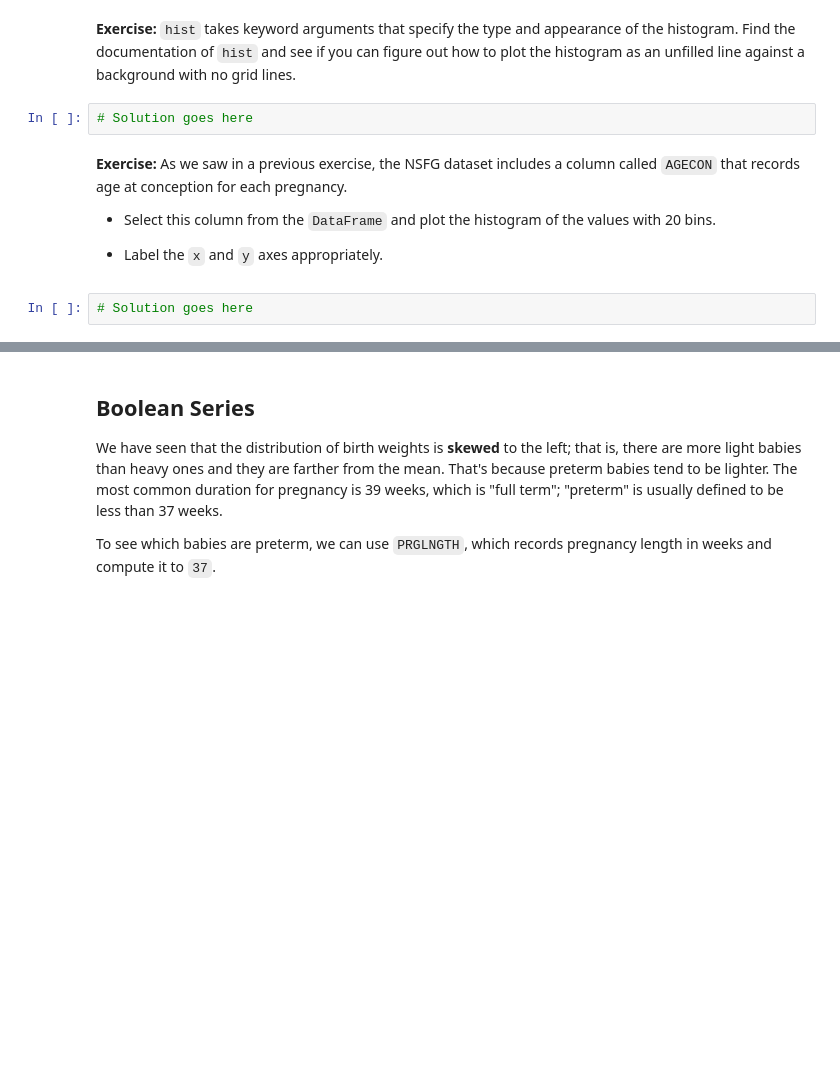
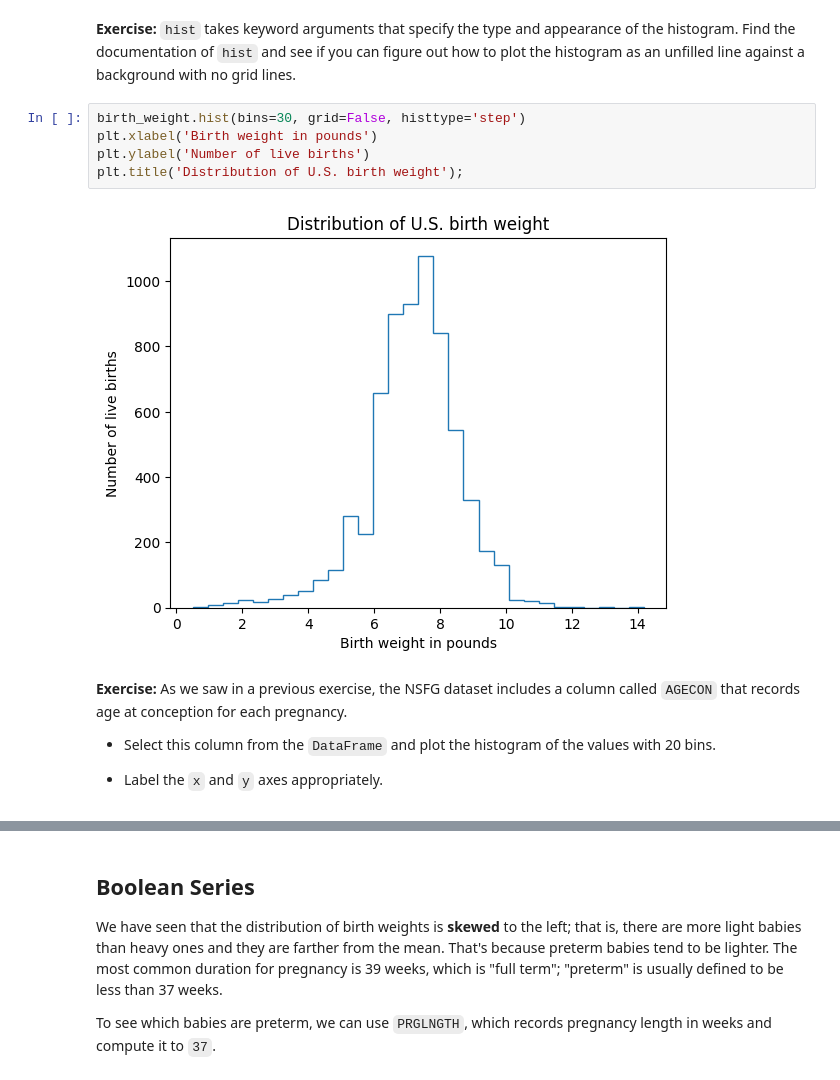
Before and after one commit to csommerl/ElementsOfDataScience, a Jupyter notebook: 07_dataframes.ipynb, the cells around one changed output, grey strips where cells are left out. Cells and saved outputs as stored; diff of their text form; blank space fills up the shorter version.

```diff
--- a/07_dataframes.ipynb
+++ b/07_dataframes.ipynb
@@ -488,13 +506,16 @@ The distribution looks a little like a bell curve, but the tail is longer on the
 That makes sense, because the distribution includes some babies that were born preterm.
 # %% [markdown]
 **Exercise:** `hist` takes keyword arguments that specify the type and appearance of the histogram.  Find the documentation of `hist` and see if you can figure out how to plot the histogram as an unfilled line against a background with no grid lines.
-# %%
-# Solution goes here
+# %%
+birth_weight.hist(bins=30, grid=False, histtype='step')
+plt.xlabel('Birth weight in pounds')
+plt.ylabel('Number of live births')
+plt.title('Distribution of U.S. birth weight');
+# %% [output]
+[figure, added]
 # %% [markdown]
 **Exercise:** As we saw in a previous exercise, the NSFG dataset includes a column called `AGECON` that records age at conception for each pregnancy.
 
 - Select this column from the `DataFrame` and plot the histogram of the values with 20 bins.
 
 - Label the `x` and `y` axes appropriately.
-# %%
-# Solution goes here
```
Also changed, not shown: parts of 20 cells of this notebook.
